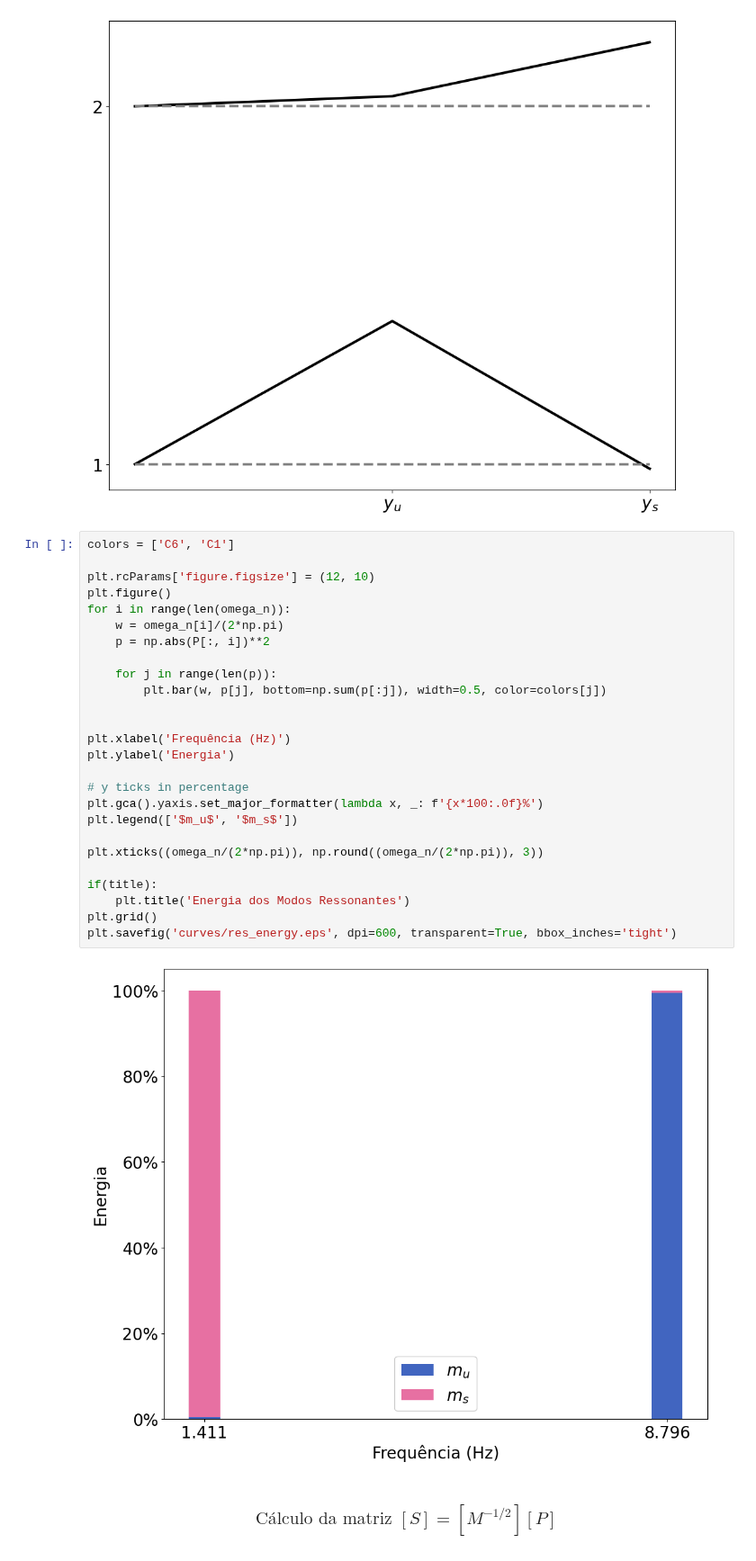
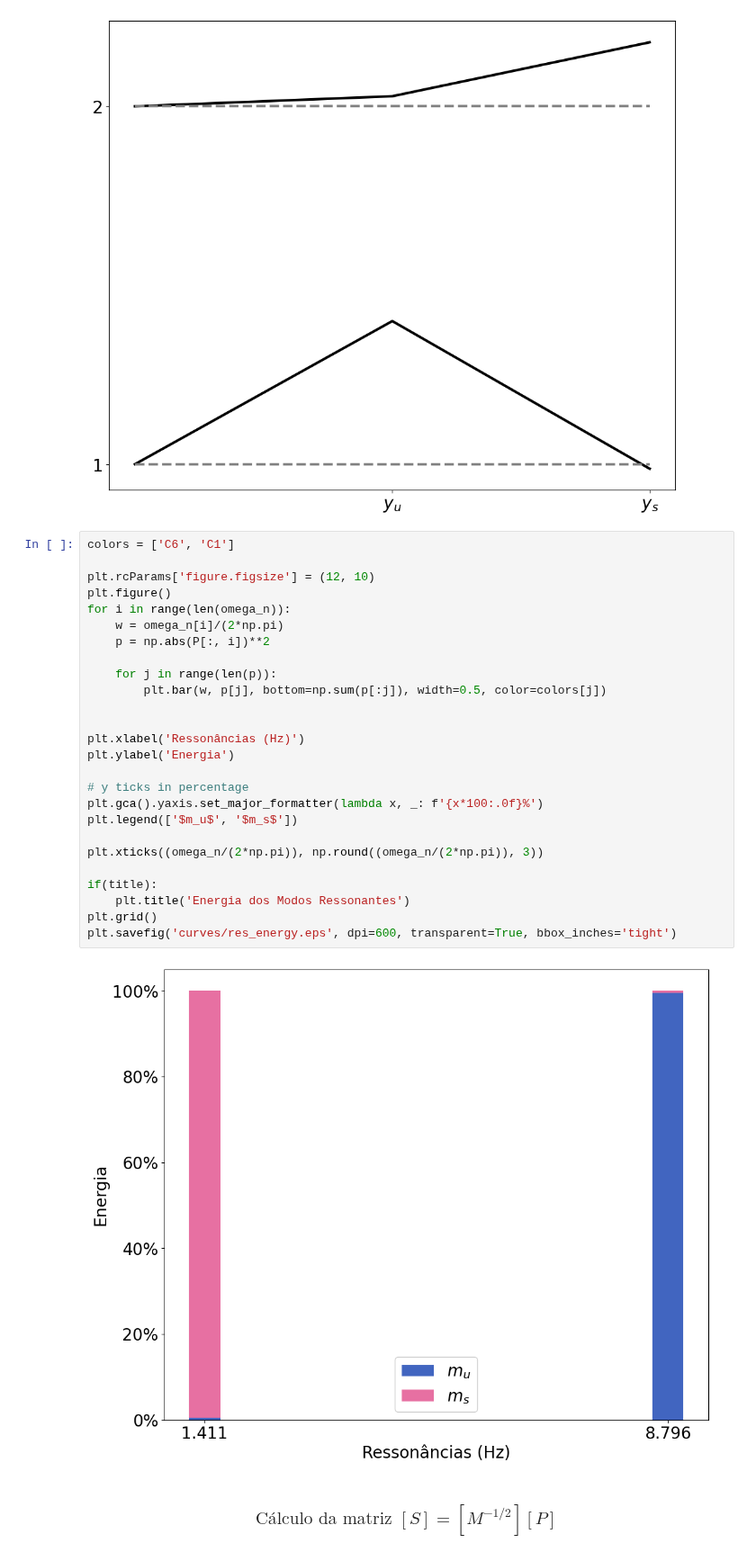
Before and after one commit to ErickNMA/vibrations, a Jupyter notebook: Atv_1_DV/damped_repsonse/QC_Modal_Analysis.ipynb, the cells around one changed output. Shown at 90% size. Saved outputs shown, nothing was run; the diff lists cells and outputs as text.

```diff
--- a/Atv_1_DV/damped_repsonse/QC_Modal_Analysis.ipynb
+++ b/Atv_1_DV/damped_repsonse/QC_Modal_Analysis.ipynb
@@ -212,31 +212,31 @@ plt.savefig('curves/mode_shapes.eps', dpi=600, transparent=True, bbox_inches='ti
 # %%
 colors = ['C6', 'C1']
 
 plt.rcParams['figure.figsize'] = (12, 10)
 plt.figure()
 for i in range(len(omega_n)):
     w = omega_n[i]/(2*np.pi)
     p = np.abs(P[:, i])**2
 
     for j in range(len(p)):
         plt.bar(w, p[j], bottom=np.sum(p[:j]), width=0.5, color=colors[j])
 
 
-plt.xlabel('Frequência (Hz)')
+plt.xlabel('Ressonâncias (Hz)')
 plt.ylabel('Energia')
 
 # y ticks in percentage
 plt.gca().yaxis.set_major_formatter(lambda x, _: f'{x*100:.0f}%')
 plt.legend(['$m_u$', '$m_s$'])
 
 plt.xticks((omega_n/(2*np.pi)), np.round((omega_n/(2*np.pi)), 3))
 
 if(title):
     plt.title('Energia dos Modos Ressonantes')
 plt.grid()
 plt.savefig('curves/res_energy.eps', dpi=600, transparent=True, bbox_inches='tight')
 # %% [output]
-[figure, old version]
+[figure, new version]
 # %% [markdown]
 ### $$\text{Cálculo da matriz } [S] = [M^{-1/2}][P]$$
 # %%
```
Also changed, not shown: 4 other files.
